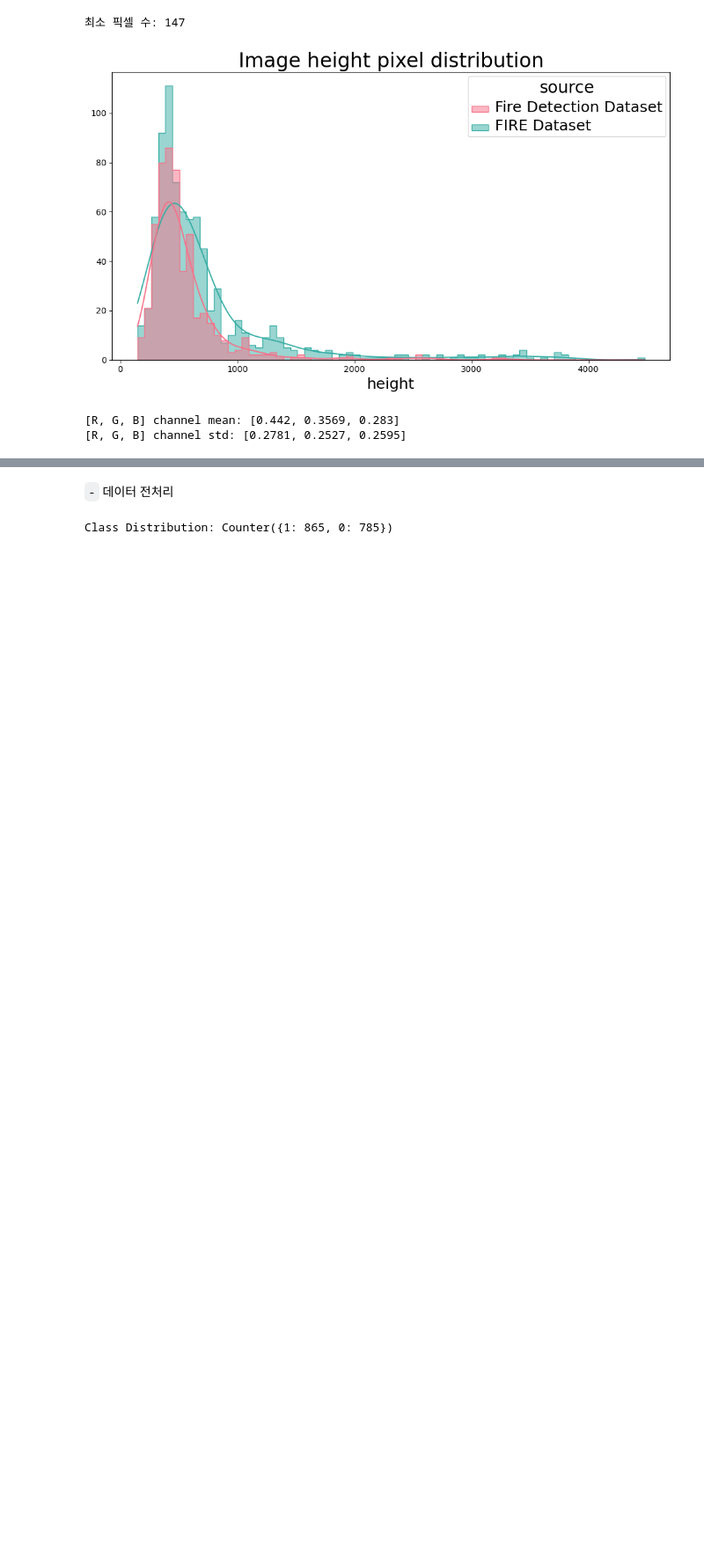
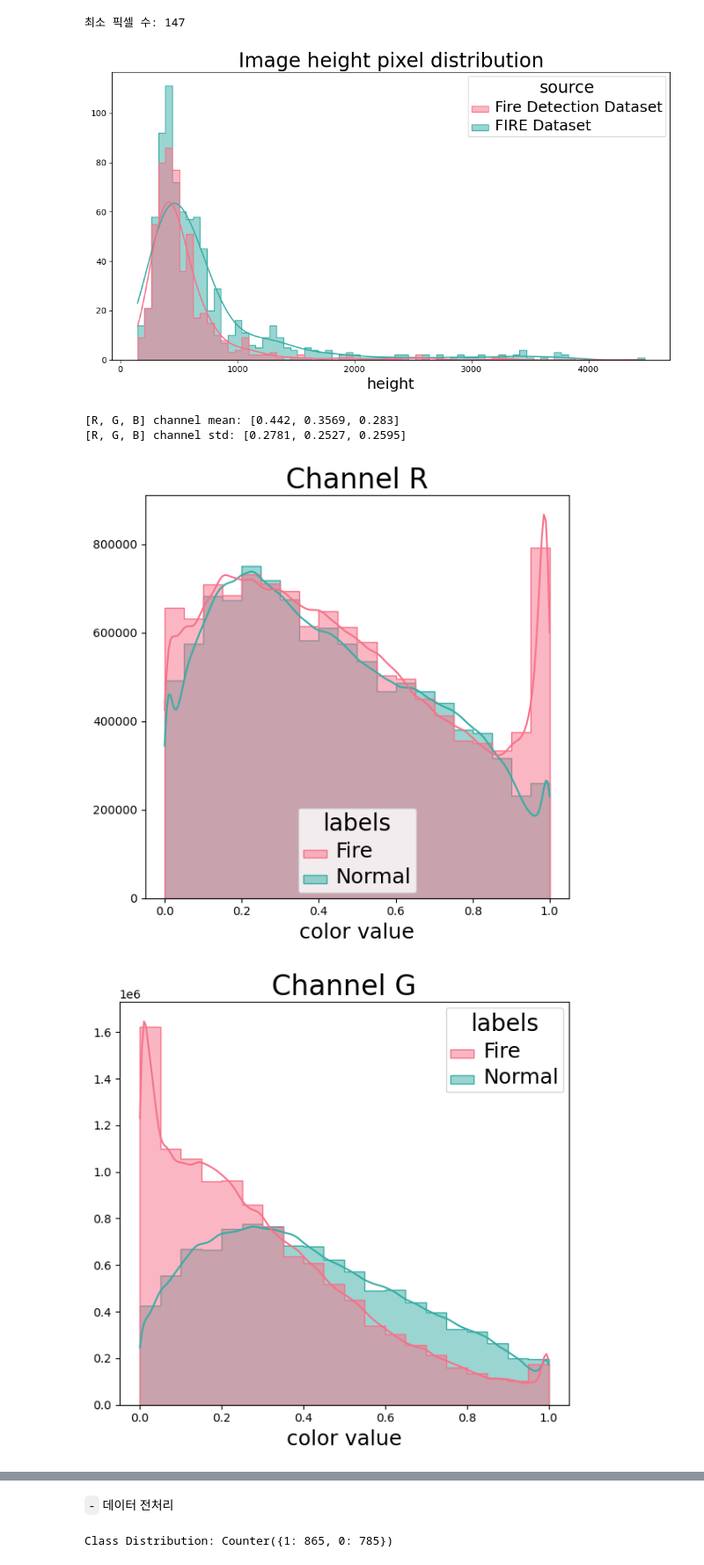
Before and after one commit to HollyRiver/AP2025, a Jupyter notebook: course/after-midterm/project/mc_dropout.ipynb, the cells around one changed output, grey strips where cells are left out. Shown at 88% size. Saved outputs shown, nothing was run; the diff lists cells and outputs as text; code cells hidden in the pictures; blank space fills up the shorter version.

```diff
--- a/course/after-midterm/project/mc_dropout.ipynb
+++ b/course/after-midterm/project/mc_dropout.ipynb
@@ -159,6 +159,8 @@ plt.savefig("fig/aspect_ratio.png", dpi = 300)
 ## 픽셀 수 시각화
 tidy = pd.DataFrame({"height": torch.tensor(shape_list)[:, 0],
                      "source": train_source})
+
+palette = sns.color_palette("husl", 2)
 
 plt.figure(figsize=(10, 6))
 ax = sns.histplot(data = tidy, x = "height", hue = "source", kde = True, stat = "count",
@@ -188,33 +190,57 @@ tensor_transform = torchvision.transforms.Compose([
     torchvision.transforms.ToTensor()
 ])
 
 fst_dataset = CustomImageDataset(root = fst_dir, transform = tensor_transform)
 snd_dataset = CustomImageDataset(root = snd_dir, transform = tensor_transform)
 full_dataset = fst_dataset + snd_dataset
 
 labels = torch.tensor(fst_dataset.labels + snd_dataset.labels)
 source_info = ["FIRE Dataset"]*len(fst_dataset) + ["Fire Detection Dataset"]*len(snd_dataset)
 
-train_ds, test_ds, train_source, test_source = train_test_split(full_dataset, source_info, test_size = 0.2, stratify = labels, random_state = 42)
+train_ds, test_ds, train_label, test_label = train_test_split(full_dataset, labels, test_size = 0.2, stratify = labels, random_state = 42)
 
 ## 색상값 분포 (float)
 origin_tensor = [img[0] for img in train_ds]
 
 mean = []
 std = []
+channels = ["R", "G", "B"]
 
 for i in range(3):
     c = []
+    label = []
 
-    for img in origin_tensor:
-        c.append(img[i].flatten())
+    for j, img in enumerate(origin_tensor):
+        flat = img[i].flatten()
+        c.append(flat)
+        label.extend(["Fire" if train_label[j].item() else "Normal"]*len(flat))
 
     c = torch.concat(c)
     mean.append(c.mean().item())
     std.append(c.std().item())
 
+    tidy = pd.DataFrame({"color value": c, "labels": label})
+    tidy["labels"] = pd.Categorical(tidy["labels"], categories=["Fire", "Normal"], ordered=True)
+
+    palette = sns.color_palette("husl", 2)
+
+    plt.figure(figsize=(6, 6))
+    ax = sns.histplot(data = tidy, x = "color value", hue = "labels", kde = True, stat = "count",
+                      common_norm=False, element="step", alpha = 0.5, palette=palette, bins = 20)
+    plt.title(f"Channel {channels[i]}", fontsize = 24)
+    plt.xlabel("color value", fontsize = 18)
+    plt.ylabel(None)
+
+    plt.setp(ax.get_legend().get_texts(), fontsize=18) # for legend text
+    plt.setp(ax.get_legend().get_title(), fontsize=20) # for legend title
+
+    plt.tight_layout()
+    plt.savefig(f"fig/color_value_{channels[i]}.png", dpi = 300)
+
 print(f"[R, G, B] channel mean: {[round(m, 4) for m in mean]}")
 print(f"[R, G, B] channel std: {[round(s, 4) for s in std]}")
 # %% [output]
 [R, G, B] channel mean: [0.442, 0.3569, 0.283]
 [R, G, B] channel std: [0.2781, 0.2527, 0.2595]
+[figure, added]
+[figure, added]
```
Also changed, not shown: parts of 3 cells of this notebook, 4 other files.
